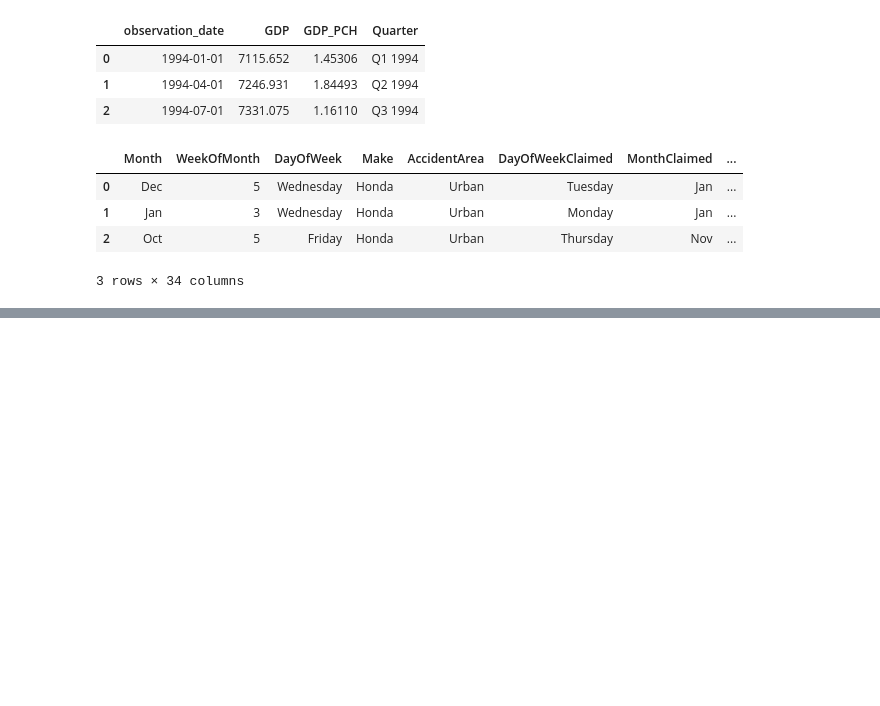
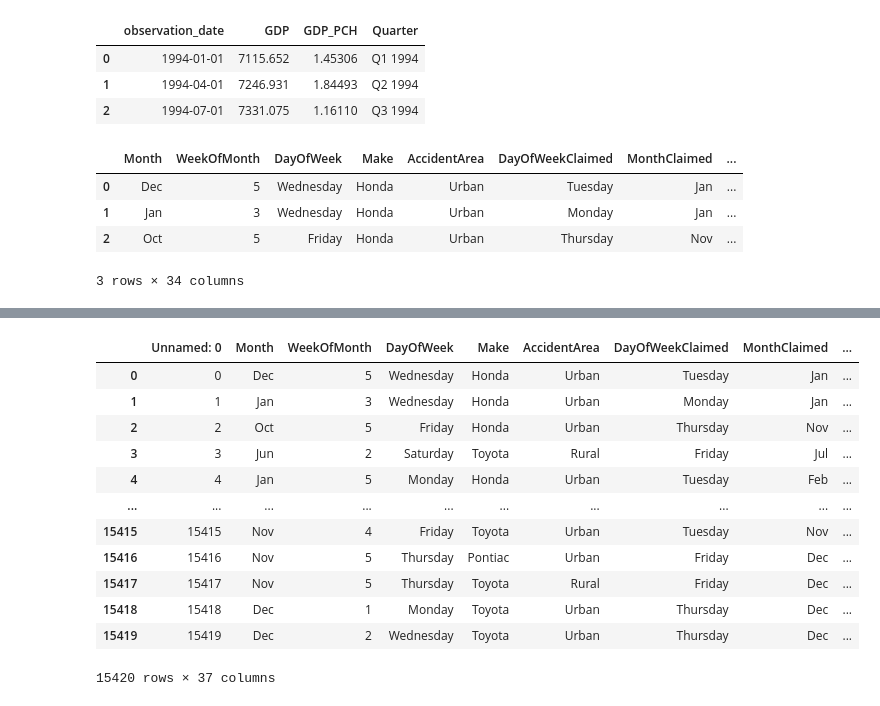
Before and after one commit to iolaitan/Insurance-Fraud-Detection, a Jupyter notebook: EDA.ipynb, the cells around one changed output, grey strips where cells are left out. Cells and saved outputs as stored; diff of their text form; code cells hidden in the pictures; blank space fills up the shorter version.

```diff
--- a/EDA.ipynb
+++ b/EDA.ipynb
@@ -88,0 +137,17 @@ df.head(3)
+# %%
+df1 = pd.read_excel('New.xlsx')
+df1
+# %% [output]
+|  | Unnamed: 0 | Month | WeekOfMonth | DayOfWeek | Make | AccidentArea | DayOfWeekClaimed | MonthClaimed | ... |
+| 0 | 0 | Dec | 5 | Wednesday | Honda | Urban | Tuesday | Jan | ... |
+| 1 | 1 | Jan | 3 | Wednesday | Honda | Urban | Monday | Jan | ... |
+| 2 | 2 | Oct | 5 | Friday | Honda | Urban | Thursday | Nov | ... |
+| 3 | 3 | Jun | 2 | Saturday | Toyota | Rural | Friday | Jul | ... |
+| 4 | 4 | Jan | 5 | Monday | Honda | Urban | Tuesday | Feb | ... |
+| ... | ... | ... | ... | ... | ... | ... | ... | ... | ... |
+| 15415 | 15415 | Nov | 4 | Friday | Toyota | Urban | Tuesday | Nov | ... |
+| 15416 | 15416 | Nov | 5 | Thursday | Pontiac | Urban | Friday | Dec | ... |
+| 15417 | 15417 | Nov | 5 | Thursday | Toyota | Rural | Friday | Dec | ... |
+| 15418 | 15418 | Dec | 1 | Monday | Toyota | Urban | Thursday | Dec | ... |
+| 15419 | 15419 | Dec | 2 | Wednesday | Toyota | Urban | Thursday | Dec | ... |
+15420 rows × 37 columns
```
Also changed, not shown: parts of 15 cells of this notebook, 19 other files.
